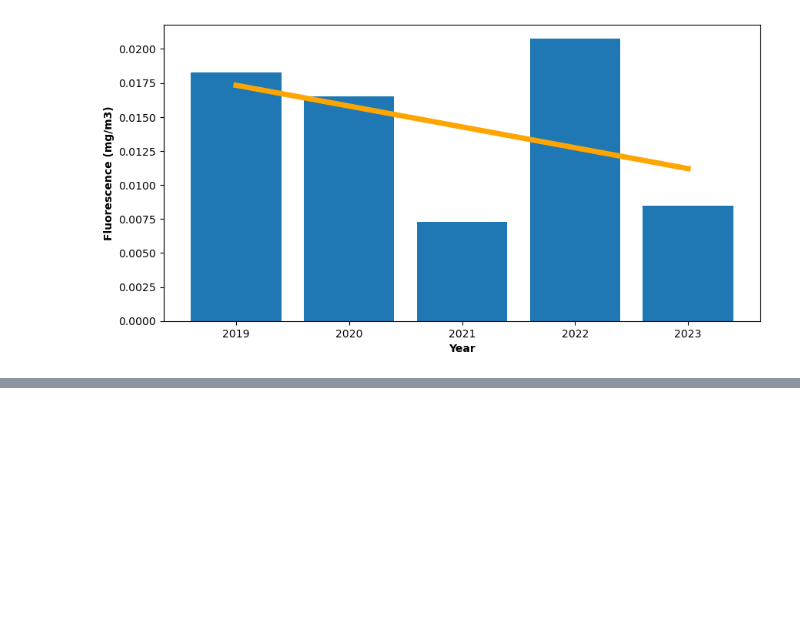
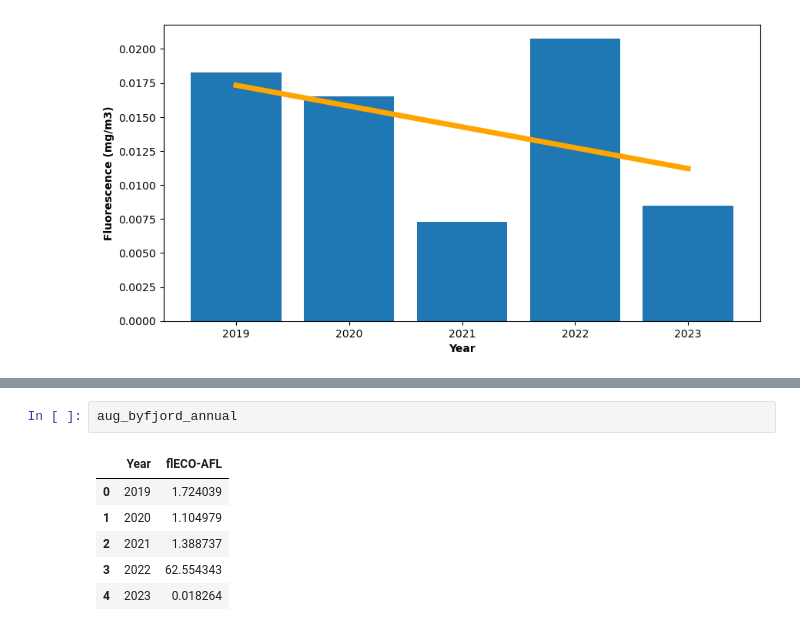
Before and after one commit to haganjam/MAR440_2023, a Jupyter notebook: code/CTD_plot_script.ipynb, the cells around one changed output, grey strips where cells are left out. Cells and saved outputs as stored; diff of their text form; blank space fills up the shorter version.

```diff
--- a/code/CTD_plot_script.ipynb
+++ b/code/CTD_plot_script.ipynb
@@ -828,0 +831,9 @@ Text(0.5, 0, 'Year')
+# %%
+aug_byfjord_annual
+# %% [output]
+|  | Year | flECO-AFL |
+| 0 | 2019 | 1.724039 |
+| 1 | 2020 | 1.104979 |
+| 2 | 2021 | 1.388737 |
+| 3 | 2022 | 62.554343 |
+| 4 | 2023 | 0.018264 |
```
Also changed, not shown: parts of 7 cells of this notebook, 1 other file.
